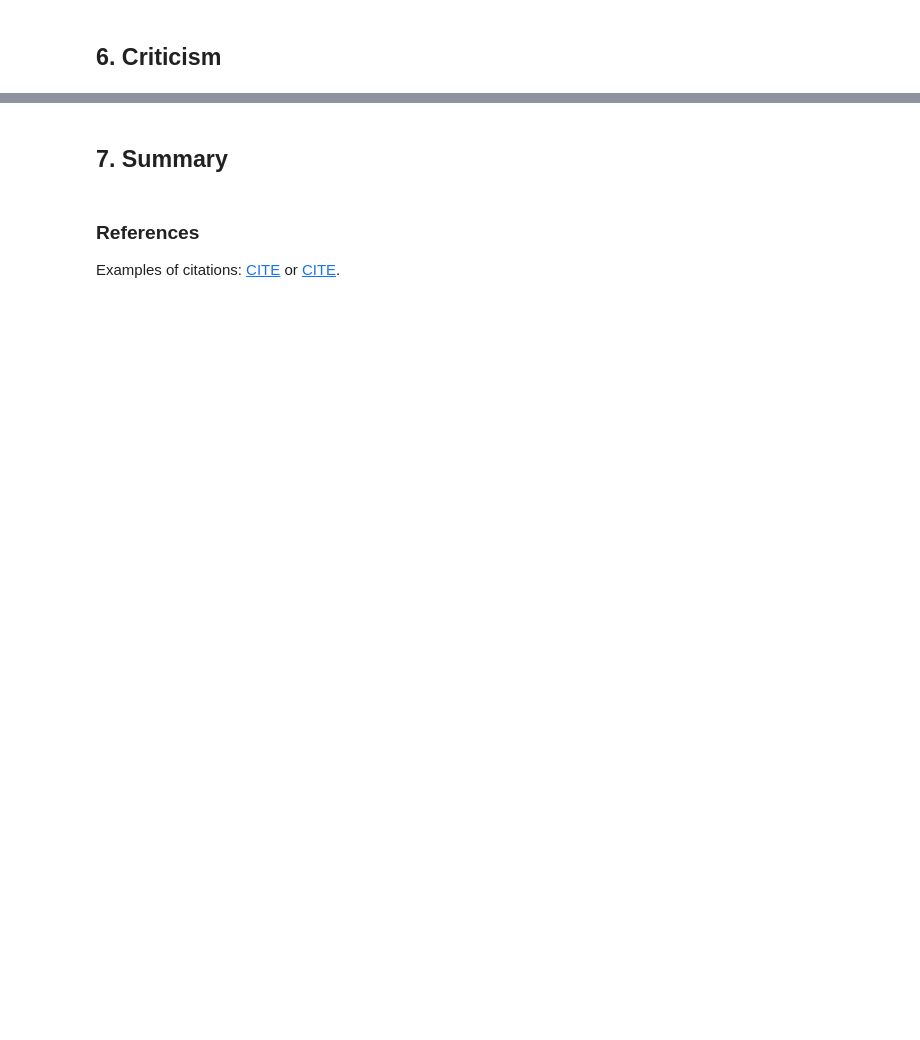
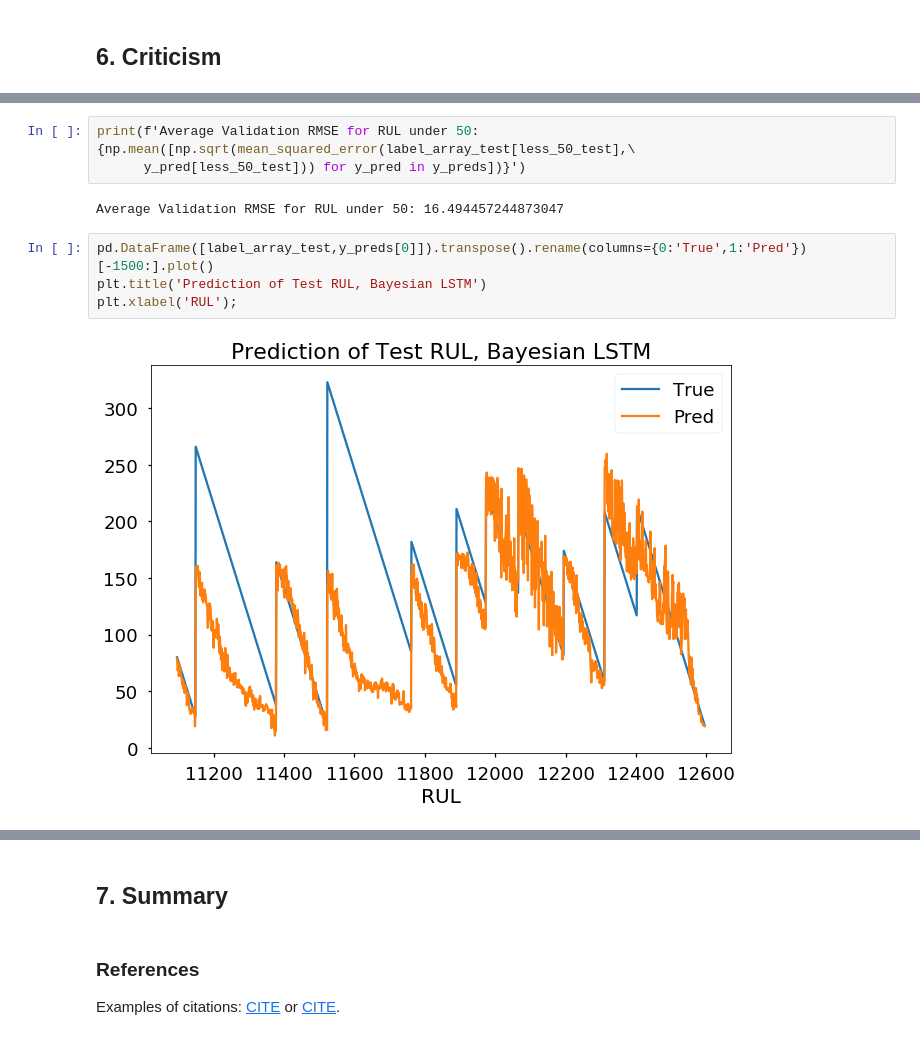
Before and after one commit to zhiruiwang/probprog-project, a Jupyter notebook: notebook/pp-ks3403-zw2389.ipynb, the cells around one changed output, grey strips where cells are left out. Saved outputs shown, nothing was run; the diff lists cells and outputs as text; blank space fills up the shorter version.

```diff
--- a/notebook/pp-ks3403-zw2389.ipynb
+++ b/notebook/pp-ks3403-zw2389.ipynb
@@ -42,0 +377,11 @@ In practice, such added compositional structure for probabilistic programming "c
+# %%
+print(f'Average Validation RMSE for RUL under 50: {np.mean([np.sqrt(mean_squared_error(label_array_test[less_50_test],\
+      y_pred[less_50_test])) for y_pred in y_preds])}')
+# %% [output]
+Average Validation RMSE for RUL under 50: 16.494457244873047
+# %%
+pd.DataFrame([label_array_test,y_preds[0]]).transpose().rename(columns={0:'True',1:'Pred'})[-1500:].plot()
+plt.title('Prediction of Test RUL, Bayesian LSTM')
+plt.xlabel('RUL');
+# %% [output]
+[figure, added]
```
Also changed, not shown: parts of 50 cells of this notebook.
